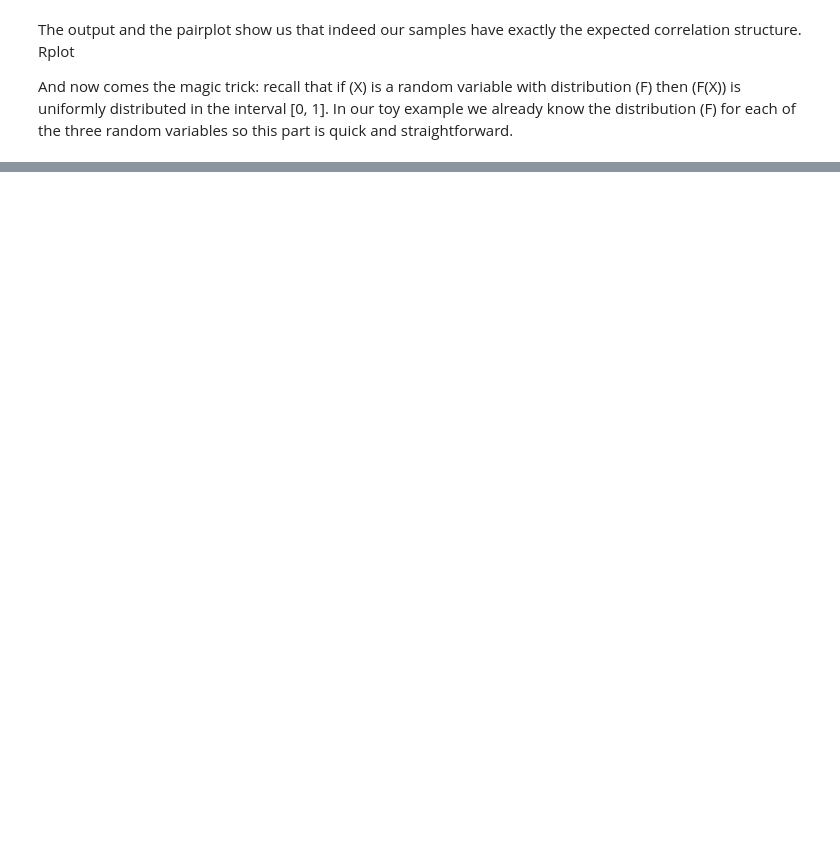
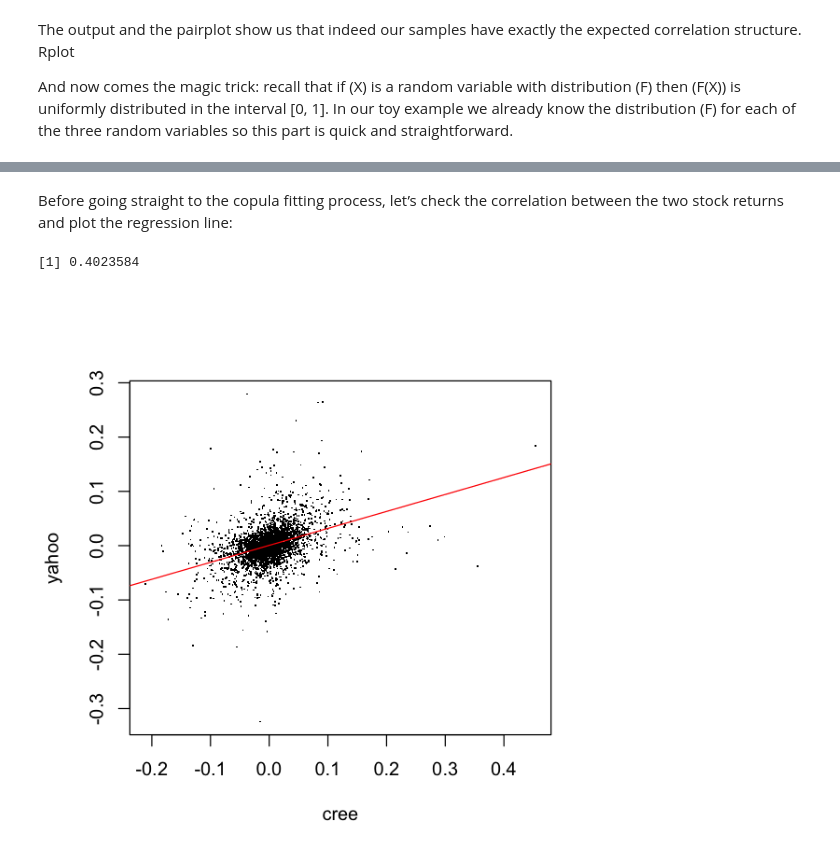
Before and after one commit to polyhedron-gdl/copula-methods-in-finance, a Jupyter notebook: notebooks/copula_notes.ipynb, the cells around one changed output, grey strips where cells are left out. Saved outputs shown, nothing was run; the diff lists cells and outputs as text; code cells hidden in the pictures; blank space fills up the shorter version.

```diff
--- a/notebooks/copula_notes.ipynb
+++ b/notebooks/copula_notes.ipynb
@@ -49,0 +95,12 @@ Here is the pairplot of our new random variables contained in u. Note that each
+# %%
+cree <- read.csv('cree_r.csv',header=F)$V2
+yahoo <- read.csv('yahoo_r.csv',header=F)$V2
+# %% [markdown]
+Before going straight to the copula fitting process, let’s check the correlation between the two stock returns and plot the regression line:
+# %%
+plot(cree,yahoo,pch='.')
+abline(lm(yahoo~cree),col='red',lwd=1)
+cor(cree,yahoo,method='spearman')
+# %% [output]
+[1] 0.4023584
+[figure, added]
```
Also changed, not shown: parts of 41 cells of this notebook, 2 other files.
